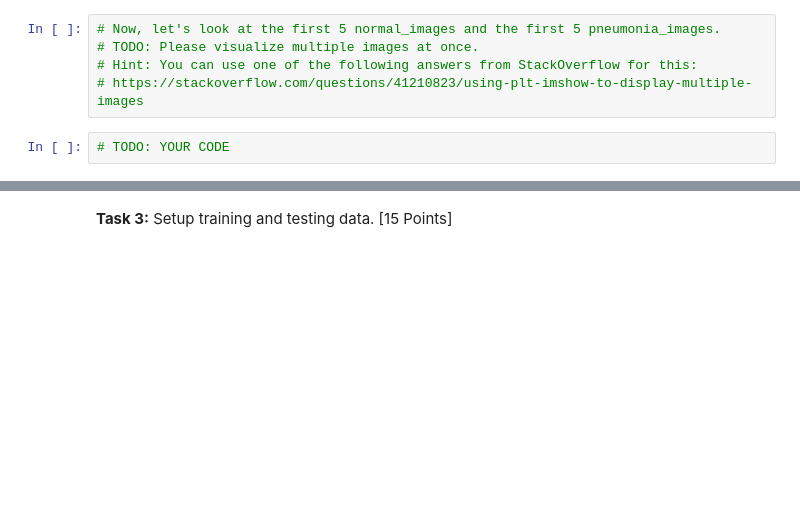
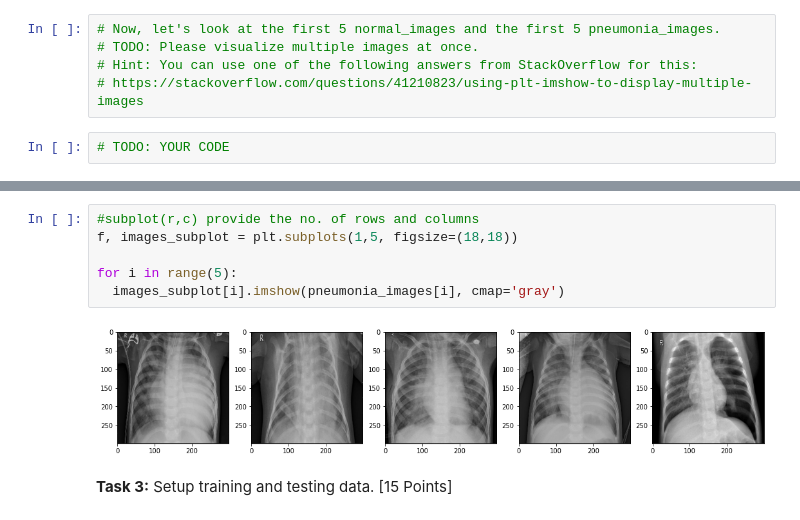
Before and after one commit to bostongfx/cs480student, a Jupyter notebook: CS480_Assignment_4_Kunal_Jain.ipynb, the cells around one changed output, grey strips where cells are left out. Drawn from its saved outputs; the diff is of its cells as text; blank space fills up the shorter version.

```diff
--- a/CS480_Assignment_4_Kunal_Jain.ipynb
+++ b/CS480_Assignment_4_Kunal_Jain.ipynb
@@ -102,3 +116,11 @@ for i in range(len(pneumonia_files)):
+# %%
+#subplot(r,c) provide the no. of rows and columns
+f, images_subplot = plt.subplots(1,5, figsize=(18,18))
+
+for i in range(5):
+  images_subplot[i].imshow(pneumonia_images[i], cmap='gray')
+# %% [output]
+[figure, added]
 # %% [markdown]
 **Task 3:** Setup training and testing data. [15 Points]
 # %%
```
Also changed, not shown: parts of 20 cells of this notebook.
